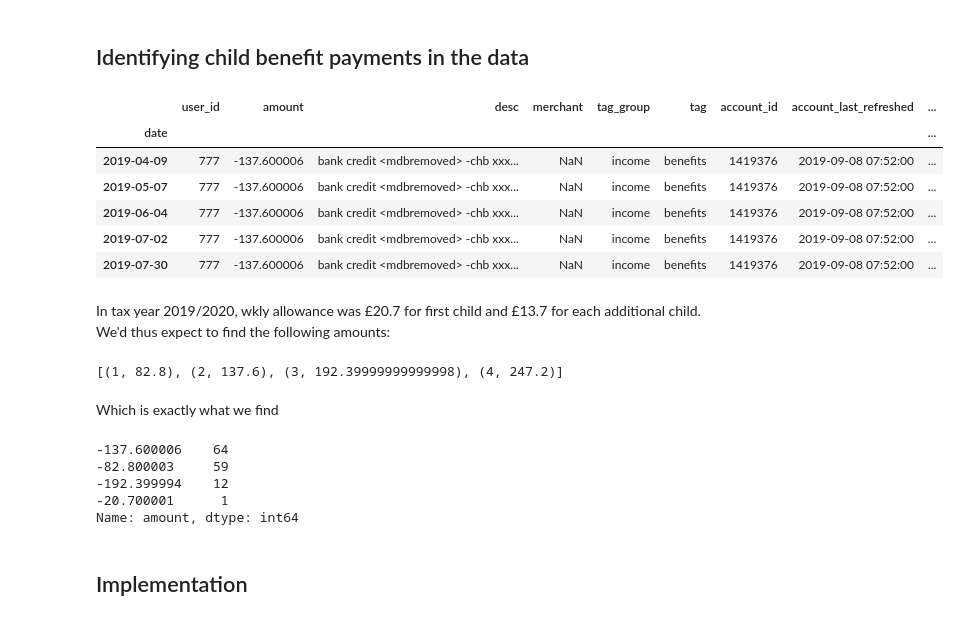
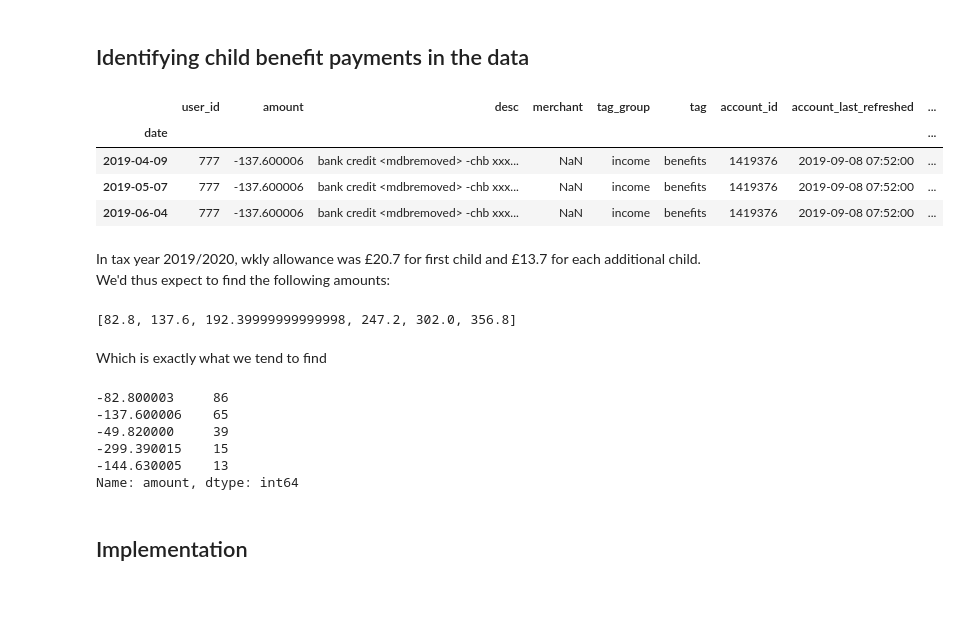
Before and after one commit to fabiangunzinger/entropy, a Jupyter notebook: notebooks/explore_children.ipynb, the cells around one changed output. Drawn from its saved outputs; the diff is of its cells as text; code cells hidden in the pictures.

```diff
--- a/notebooks/explore_children.ipynb
+++ b/notebooks/explore_children.ipynb
@@ -43,38 +46,37 @@ Time for read_txn_data                 : 2.98 seconds
 # %%
 def child_benefits(df):
     return (
-        df.loc[df.tag.eq("benefits") & df.desc.str.contains("chb")]
+        df.loc[df.tag_auto.eq("family benefits")]
         .set_index("date")
         .loc["Apr 2019":"March 2020"]
         .sort_values(["user_id", "date"])
     )
 
 
 cb = child_benefits(df)
-cb.head()
+cb.head(3)
 # %% [output]
 |  | user_id | amount | desc | merchant | tag_group | tag | account_id | account_last_refreshed | ... |
 | date |  |  |  |  |  |  |  |  | ... |
 | 2019-04-09 | 777 | -137.600006 | bank credit <mdbremoved> -chb xxx... | NaN | income | benefits | 1419376 | 2019-09-08 07:52:00 | ... |
 | 2019-05-07 | 777 | -137.600006 | bank credit <mdbremoved> -chb xxx... | NaN | income | benefits | 1419376 | 2019-09-08 07:52:00 | ... |
 | 2019-06-04 | 777 | -137.600006 | bank credit <mdbremoved> -chb xxx... | NaN | income | benefits | 1419376 | 2019-09-08 07:52:00 | ... |
-| 2019-07-02 | 777 | -137.600006 | bank credit <mdbremoved> -chb xxx... | NaN | income | benefits | 1419376 | 2019-09-08 07:52:00 | ... |
-| 2019-07-30 | 777 | -137.600006 | bank credit <mdbremoved> -chb xxx... | NaN | income | benefits | 1419376 | 2019-09-08 07:52:00 | ... |
 # %% [markdown]
 In tax year 2019/2020, wkly allowance was £20.7 for first child and £13.7 for each additional child. We'd thus expect to find the following amounts:
 # %%
-[(children, (20.7 + (children - 1) * 13.7) * 4) for children in range(1, 5)]
+[(20.7 + (children - 1) * 13.7) * 4 for children in range(1, 6)]
 # %% [output]
-[(1, 82.8), (2, 137.6), (3, 192.39999999999998), (4, 247.2)]
+[82.8, 137.6, 192.39999999999998, 247.2, 302.0, 356.8]
 # %% [markdown]
-Which is exactly what we find
+Which is exactly what we tend to find
 # %%
-cb.amount.value_counts()
+cb.amount.value_counts().head(5)
 # %% [output]
--137.600006    64
--82.800003     59
--192.399994    12
--20.700001      1
+-82.800003     86
+-137.600006    65
+-49.820000     39
+-299.390015    15
+-144.630005    13
 Name: amount, dtype: int64
 # %% [markdown]
 ## Implementation
```
Also changed, not shown: parts of 13 cells of this notebook, 13 other files.
